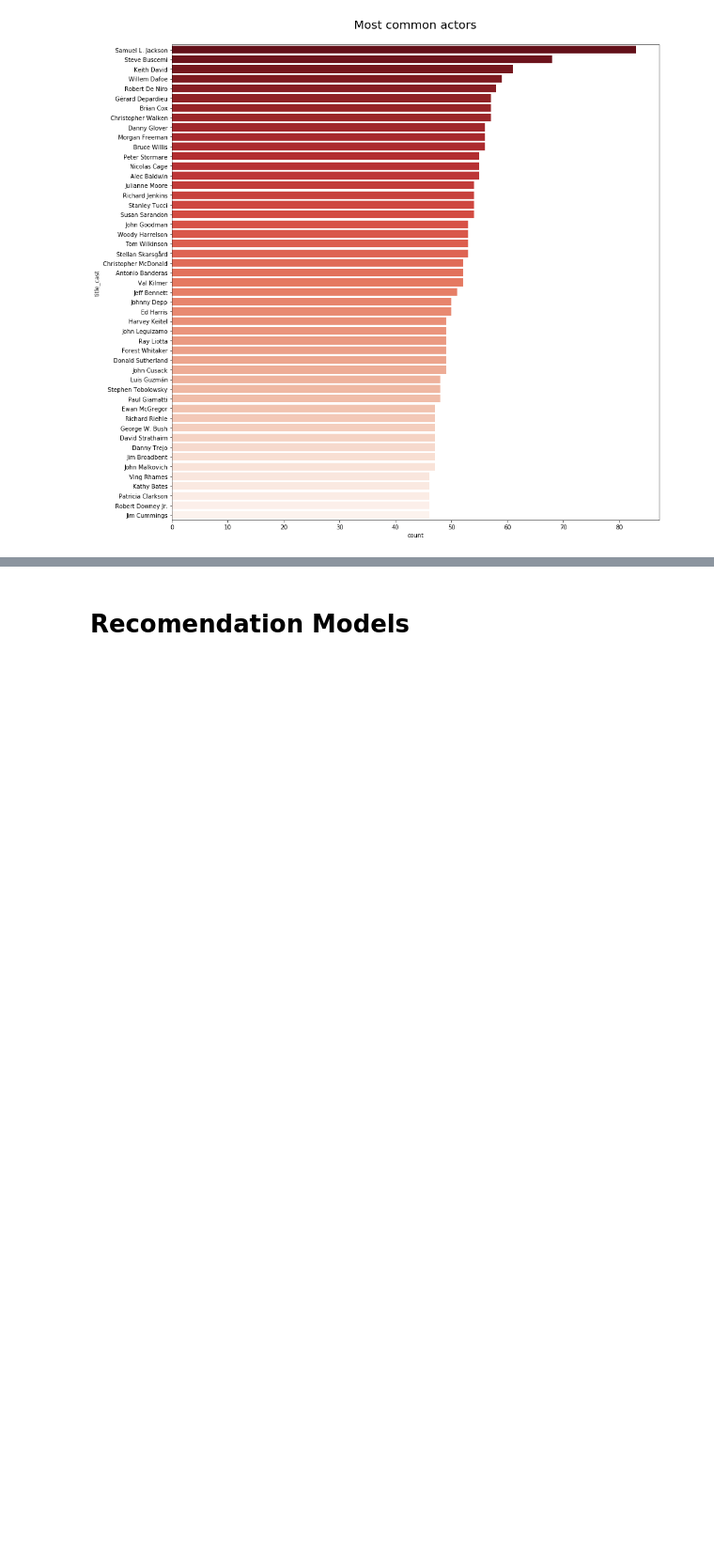
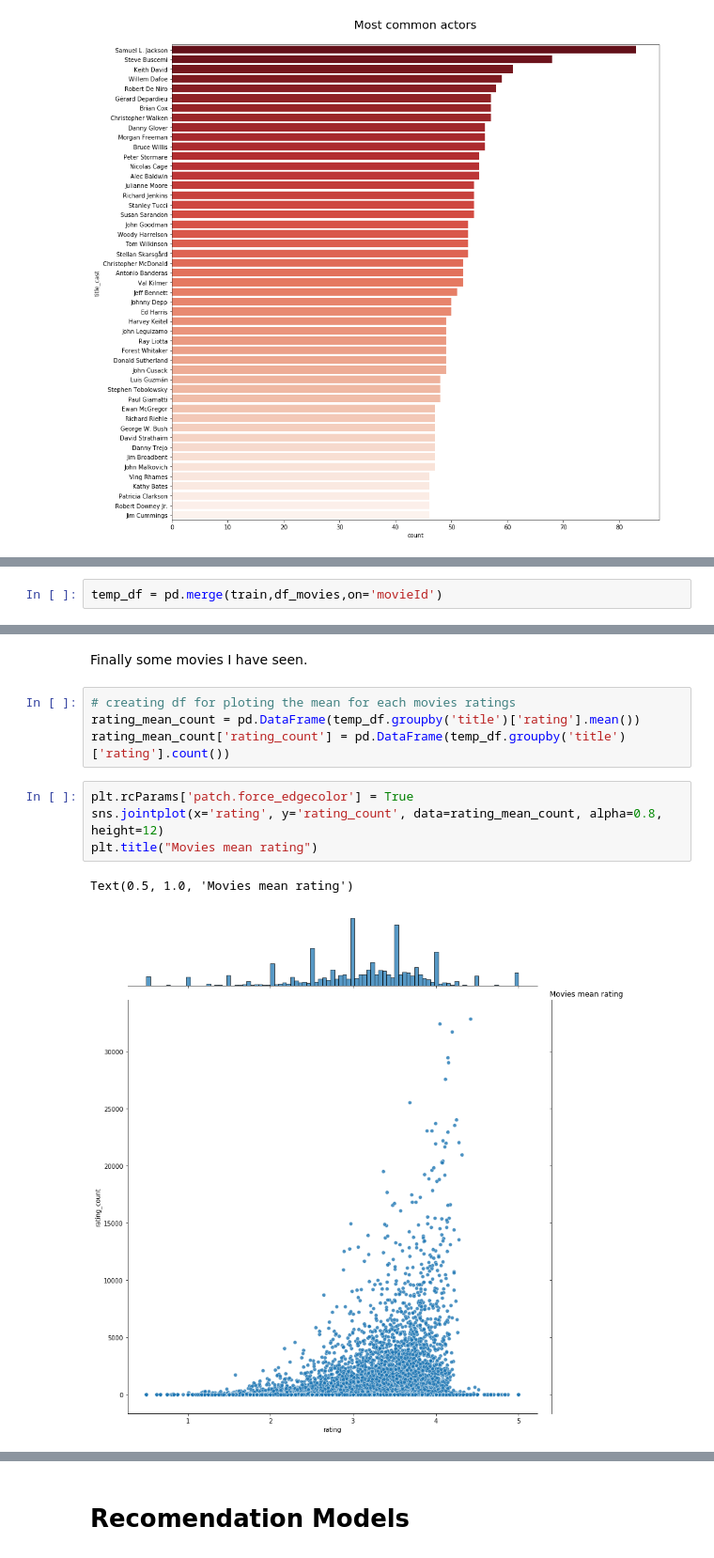
Before and after one commit to daniel-bru/ZM5-Recommender_System-2022, a Jupyter notebook: zm5-recommender-system-main.ipynb, the cells around one changed output, grey strips where cells are left out. Shown: that part at 94% size. Cells and saved outputs as stored; diff of their text form; blank space fills up the shorter version.

```diff
--- a/zm5-recommender-system-main.ipynb
+++ b/zm5-recommender-system-main.ipynb
@@ -360,0 +372,2 @@ plt.show()
+# %%
+temp_df = pd.merge(train,df_movies,on='movieId')
@@ -360,0 +416,13 @@ plt.show()
+# %% [markdown]
+Finally some movies I have seen.
+# %%
+# creating df for ploting the mean for each movies ratings
+rating_mean_count = pd.DataFrame(temp_df.groupby('title')['rating'].mean())
+rating_mean_count['rating_count'] = pd.DataFrame(temp_df.groupby('title')['rating'].count())
+# %%
+plt.rcParams['patch.force_edgecolor'] = True
+sns.jointplot(x='rating', y='rating_count', data=rating_mean_count, alpha=0.8, height=12)
+plt.title("Movies mean rating")
+# %% [output]
+Text(0.5, 1.0, 'Movies mean rating')
+[figure, added]
```
Also changed, not shown: parts of 24 cells of this notebook.
